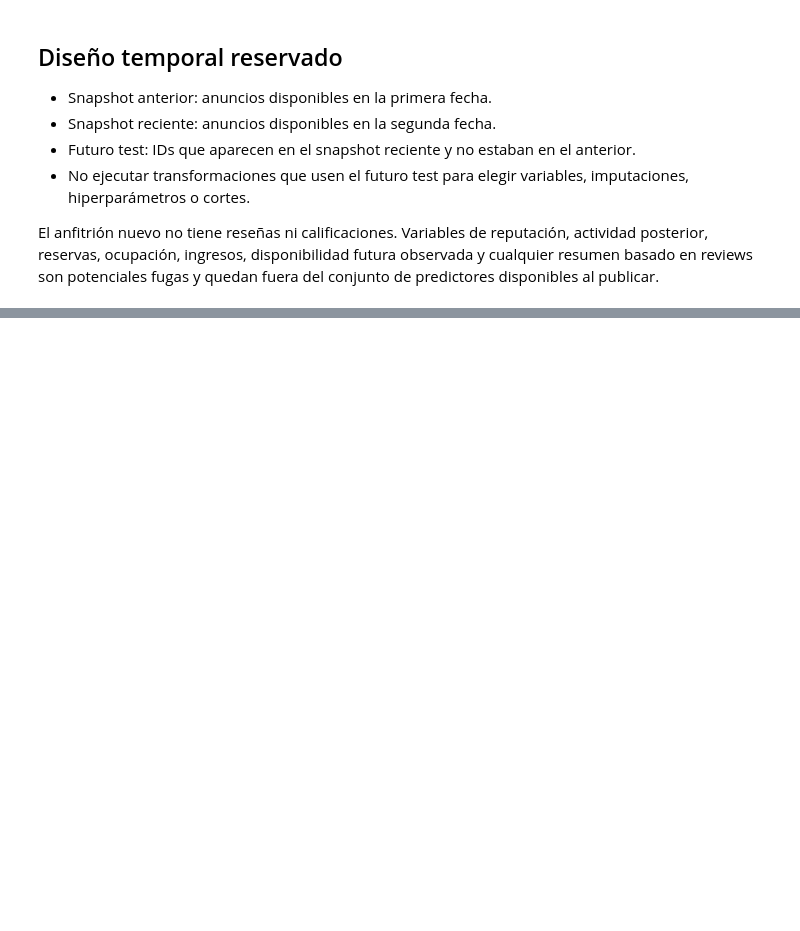
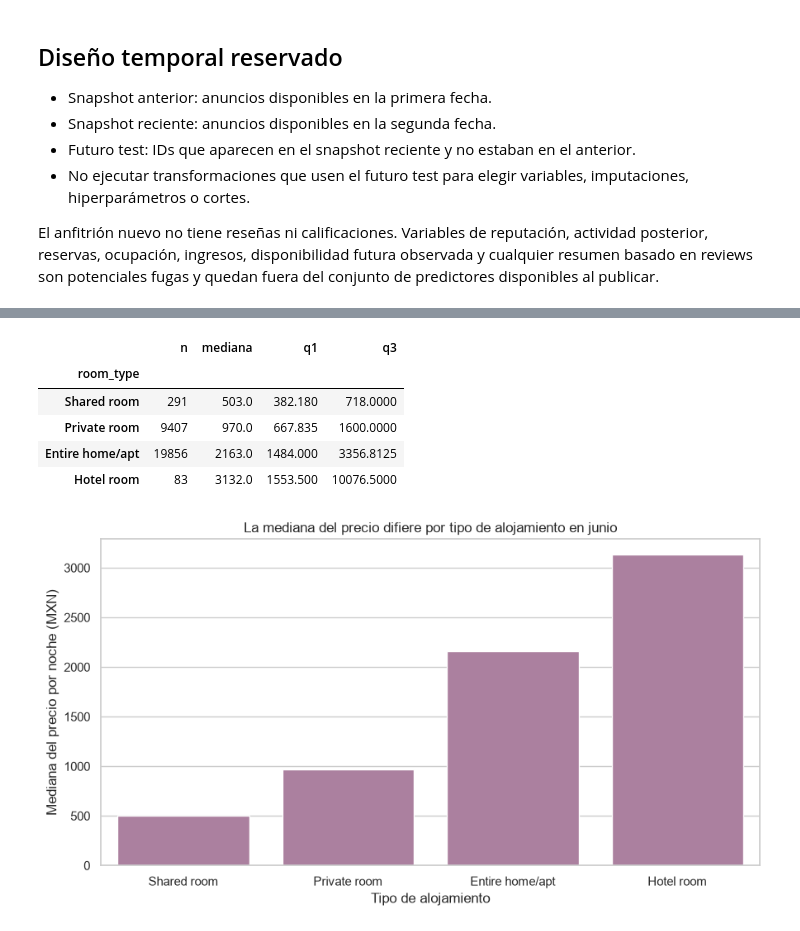
Before and after one commit to anasofiaeggenberger/data-science-airbnb-pricing, a Jupyter notebook: notebooks/01_eda.ipynb, the cells around one changed output, grey strips where cells are left out. Cells and saved outputs as stored; diff of their text form; code cells hidden in the pictures; blank space fills up the shorter version.

```diff
--- a/notebooks/01_eda.ipynb
+++ b/notebooks/01_eda.ipynb
@@ -38,0 +219,24 @@ listings_files  # Debe mostrar los snapshots descargados; todavía no se ejecuta
+# %%
+room_summary = (
+    df_dev.groupby('room_type', observed=True)['price_mxn']
+    .agg(n='size', mediana='median', q1=lambda s: s.quantile(0.25), q3=lambda s: s.quantile(0.75))
+    .sort_values('mediana')
+)
+display(room_summary)
+
+fig, ax = plt.subplots(figsize=(9, 5))
+sns.barplot(data=room_summary.reset_index(), x='room_type', y='mediana', color='#B279A2', ax=ax)
+ax.set_title('La mediana del precio difiere por tipo de alojamiento en junio')
+ax.set_xlabel('Tipo de alojamiento')
+ax.set_ylabel('Mediana del precio por noche (MXN)')
+fig.tight_layout()
+fig.savefig(FIGURES / 'price_by_room_type_june.png', dpi=150, bbox_inches='tight')
+plt.show()
+# %% [output]
+|  | n | mediana | q1 | q3 |
+| room_type |  |  |  |  |
+| Shared room | 291 | 503.0 | 382.180 | 718.0000 |
+| Private room | 9407 | 970.0 | 667.835 | 1600.0000 |
+| Entire home/apt | 19856 | 2163.0 | 1484.000 | 3356.8125 |
+| Hotel room | 83 | 3132.0 | 1553.500 | 10076.5000 |
+[figure, added]
```
Also changed, not shown: parts of 19 cells of this notebook, 6 other files.
